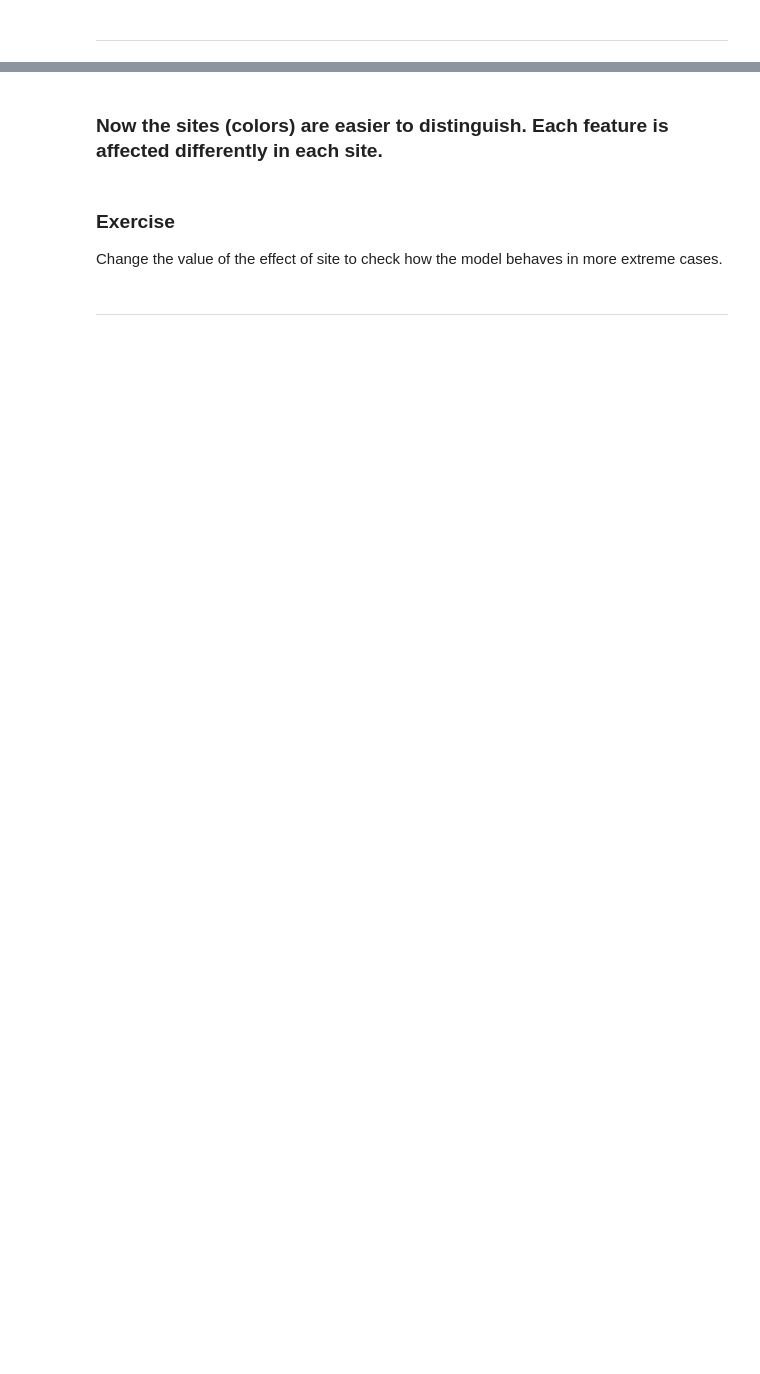
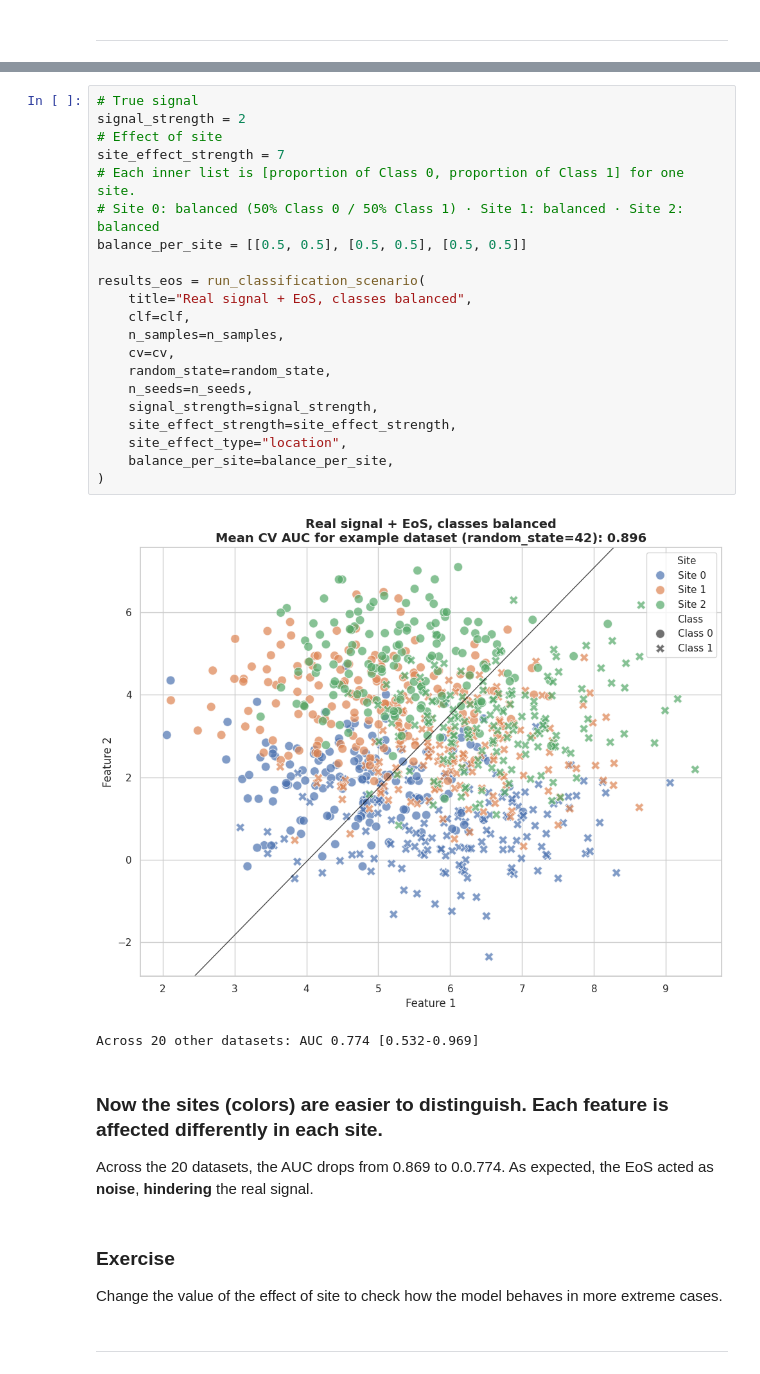
Before and after one commit to N-Nieto/OHBM2026_Educational_course_harmonization, a Jupyter notebook: notebooks/block03/B3_N2_EoS_in_ML.ipynb, the cells around one changed output, grey strips where cells are left out. Drawn from its saved outputs; the diff is of its cells as text; blank space fills up the shorter version.

```diff
--- a/notebooks/block03/B3_N2_EoS_in_ML.ipynb
+++ b/notebooks/block03/B3_N2_EoS_in_ML.ipynb
@@ -178,5 +95,31 @@ plot_decision_boundary_2d(ax, clf)
+# %%
+# True signal
+signal_strength = 2
+# Effect of site
+site_effect_strength = 7
+# Each inner list is [proportion of Class 0, proportion of Class 1] for one site.
+# Site 0: balanced (50% Class 0 / 50% Class 1) · Site 1: balanced · Site 2: balanced
+balance_per_site = [[0.5, 0.5], [0.5, 0.5], [0.5, 0.5]]
+
+results_eos = run_classification_scenario(
+    title="Real signal + EoS, classes balanced",
+    clf=clf,
+    n_samples=n_samples,
+    cv=cv,
+    random_state=random_state,
+    n_seeds=n_seeds,
+    signal_strength=signal_strength,
+    site_effect_strength=site_effect_strength,
+    site_effect_type="location",
+    balance_per_site=balance_per_site,
+)
+# %% [output]
+[figure, added]
+Across 20 other datasets: AUC 0.774 [0.532-0.969]
 # %% [markdown]
 ### Now the sites (colors) are easier to distinguish. Each feature is affected differently in each site.
+
+Across the 20 datasets, the AUC drops from 0.869 to 0.0.774. As expected, the EoS acted as **noise**, **hindering** the real signal.
 # %% [markdown]
 ### Exercise
 
```
Also changed, not shown: parts of 32 cells of this notebook, 2 other files.
